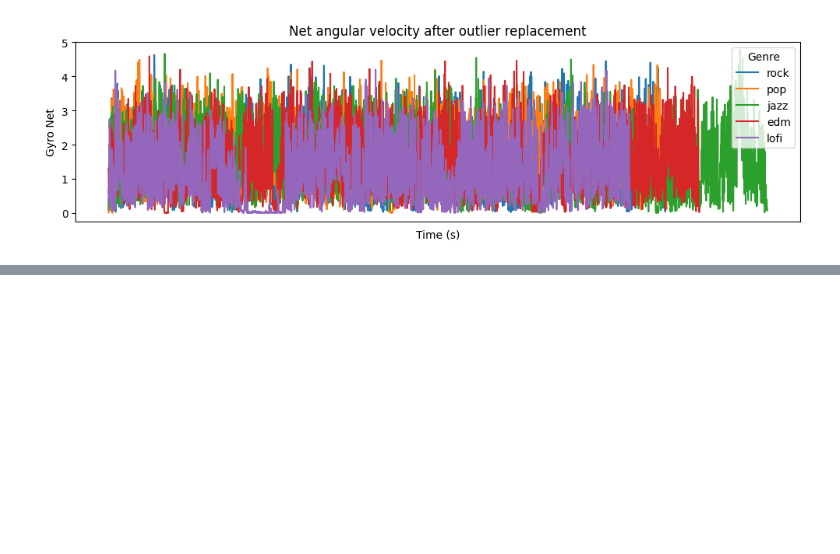
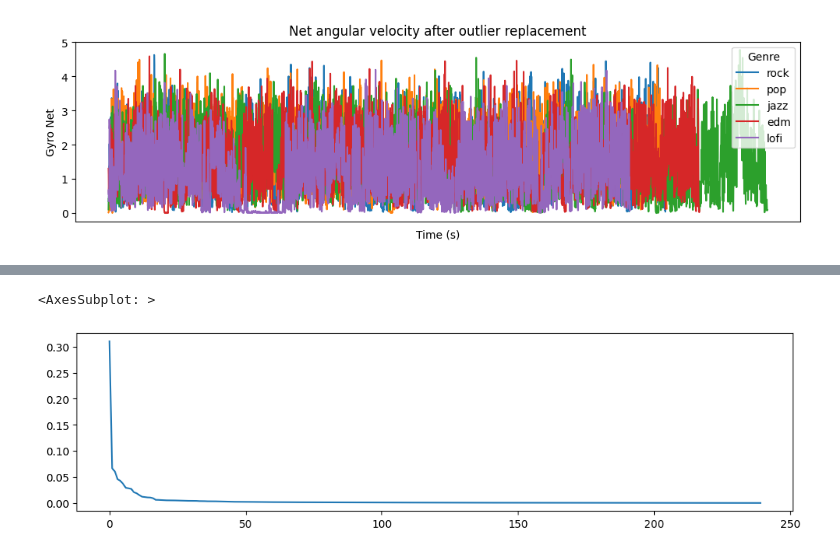
Before and after one commit to vishalkanteppa/ML4QS, a Jupyter notebook: assignment.ipynb, the cells around one changed output, grey strips where cells are left out. Cells and saved outputs as stored; diff of their text form; code cells hidden in the pictures; blank space fills up the shorter version.

```diff
--- a/assignment.ipynb
+++ b/assignment.ipynb
@@ -354,0 +425,11 @@ Text(0.5, 1.0, 'Net angular velocity after outlier replacement')
+# %%
+# KNN imputation for columns in temp with any null values
+
+from sklearn.impute import KNNImputer
+
+imputer = KNNImputer(n_neighbors=19)
+
+df_mega = pd.DataFrame(imputer.fit_transform(df_mega), columns=df_mega.columns)
+
+#percentage empty values in temp
+print((df_mega.isnull().sum()/df_mega.shape[0])*100)
@@ -354,0 +449,15 @@ Text(0.5, 1.0, 'Net angular velocity after outlier replacement')
+# %%
+# decision tree feature importance for df_mega
+
+from sklearn.tree import DecisionTreeRegressor
+from sklearn.model_selection import train_test_split
+
+X = df_mega
+y = df['BPM']
+
+X_train, X_test, y_train, y_test = train_test_split(X, y, test_size=0.2, random_state=42)
+
+dt = DecisionTreeRegressor(random_state=42)
+dt.fit(X_train, y_train)
+
+print(dt.feature_importances_)
@@ -354,0 +482,18 @@ Text(0.5, 1.0, 'Net angular velocity after outlier replacement')
+# %%
+# dictionary of top 50 features with key as column name and value as feature importance
+dict_ = dict(zip(df_mega.columns, dt.feature_importances_))
+
+# sort the dictionary in descending order of feature importance
+dict_ = dict(sorted(dict_.items(), key=lambda item: item[1], reverse=True))
+
+# top 50 features
+top_50_features,top_50_scores = list(dict_.keys())[:50], list(dict_.values())[:50]
+
+# line plot of dict_ key vs dict_ value
+plt.figure(figsize=(12, 3))
+sns.lineplot(x=range(len(list(dict_.keys()))), y=list(dict_.values()))
+# plt.xticks([])
+# plt.gca().set_xticklabels([])
+# %% [output]
+<AxesSubplot: >
+[figure, added]
```
Also changed, not shown: parts of 21 cells of this notebook, 2 other files.
